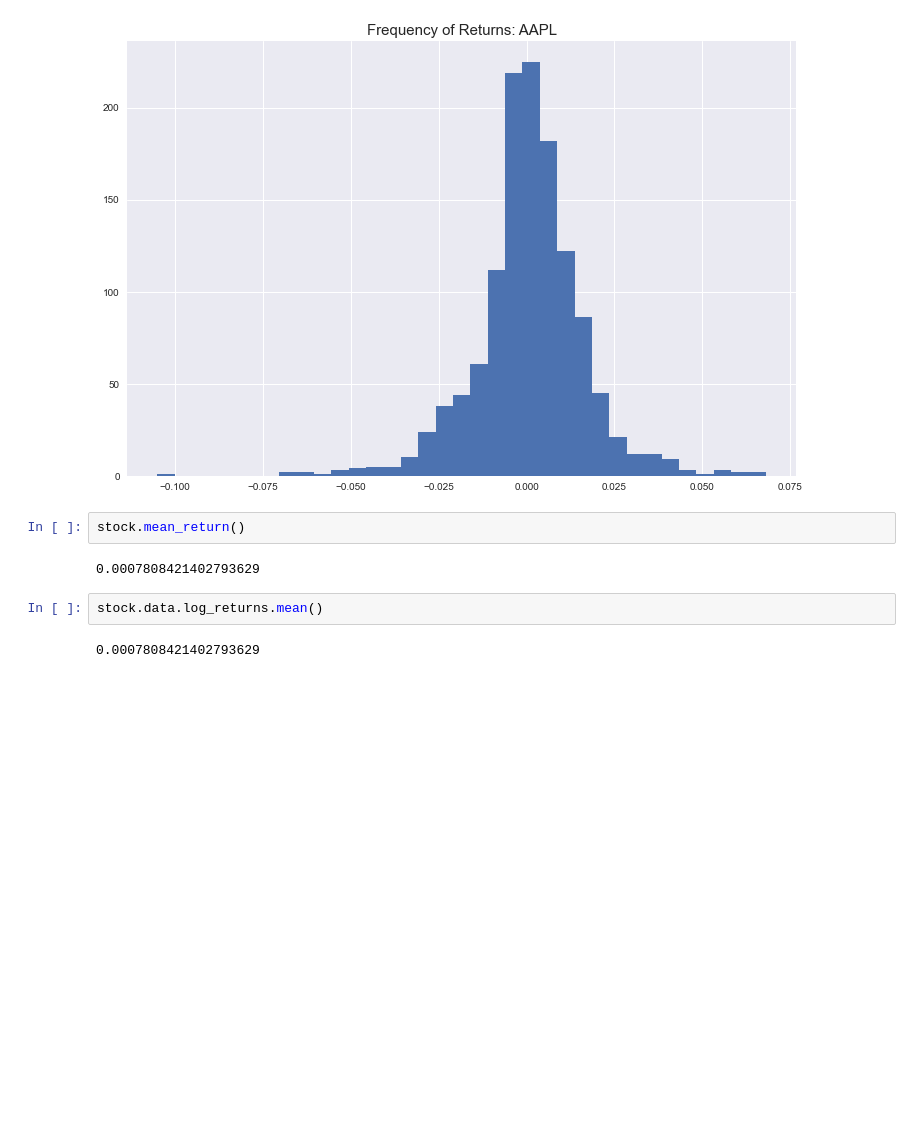
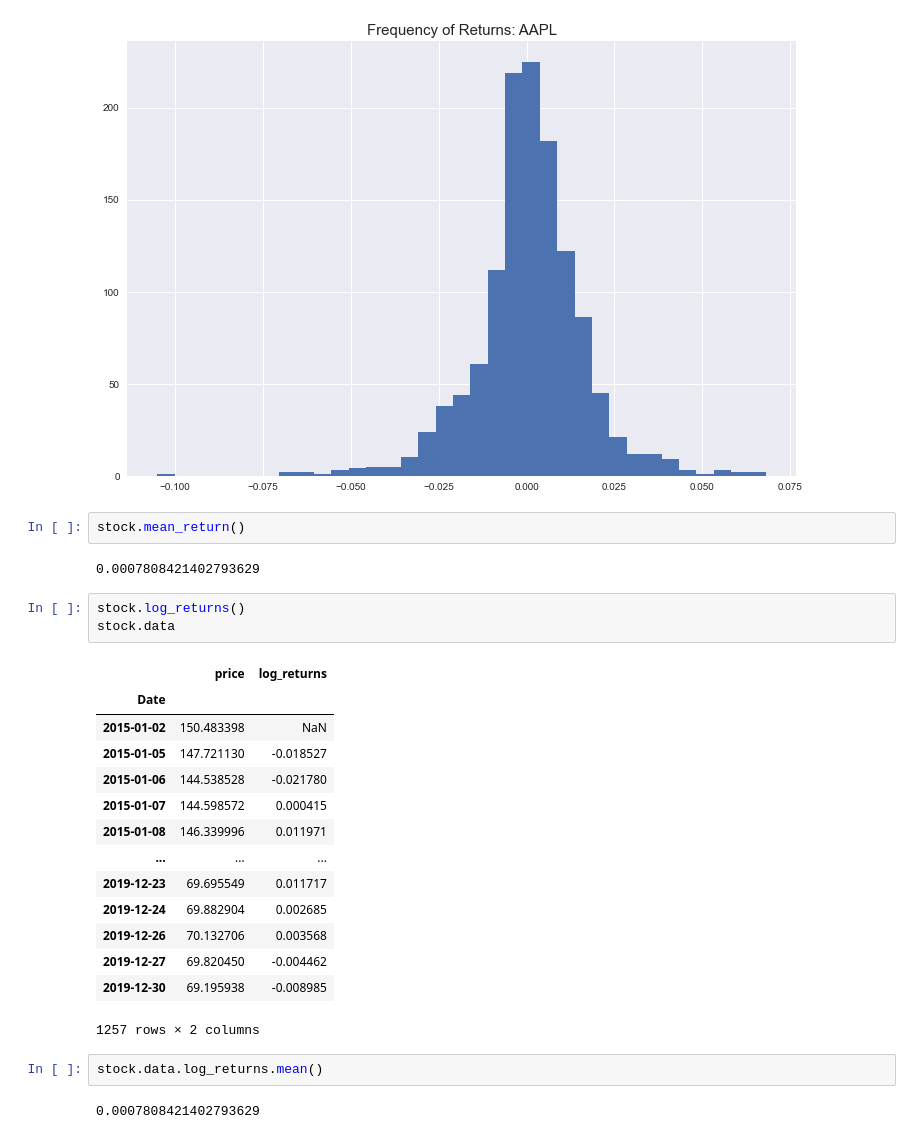
Before and after one commit to davidainslie/binance, a Jupyter notebook: src/oop.ipynb, the cells around one changed output. Cells and saved outputs as stored; diff of their text form; blank space fills up the shorter version.

```diff
--- a/src/oop.ipynb
+++ b/src/oop.ipynb
@@ -43,6 +43,24 @@ stock.plot_returns(kind = "hist")
 stock.mean_return()
 # %% [output]
 0.0007808421402793629
+# %%
+stock.log_returns()
+stock.data
+# %% [output]
+|  | price | log_returns |
+| Date |  |  |
+| 2015-01-02 | 150.483398 | NaN |
+| 2015-01-05 | 147.721130 | -0.018527 |
+| 2015-01-06 | 144.538528 | -0.021780 |
+| 2015-01-07 | 144.598572 | 0.000415 |
+| 2015-01-08 | 146.339996 | 0.011971 |
+| ... | ... | ... |
+| 2019-12-23 | 69.695549 | 0.011717 |
+| 2019-12-24 | 69.882904 | 0.002685 |
+| 2019-12-26 | 70.132706 | 0.003568 |
+| 2019-12-27 | 69.820450 | -0.004462 |
+| 2019-12-30 | 69.195938 | -0.008985 |
+1257 rows × 2 columns
 # %%
 stock.data.log_returns.mean()
 # %% [output]
```
Also changed, not shown: 3 other files.
